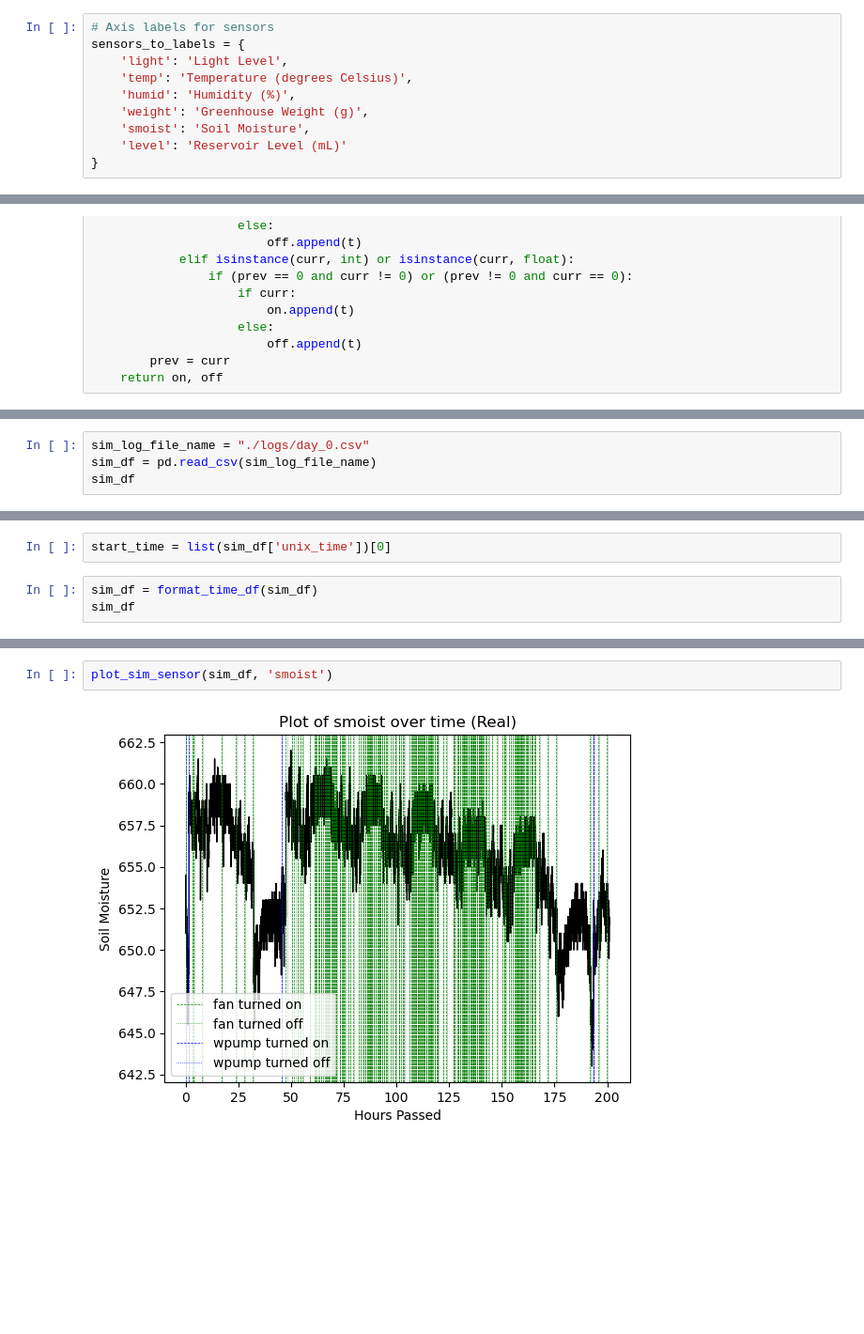
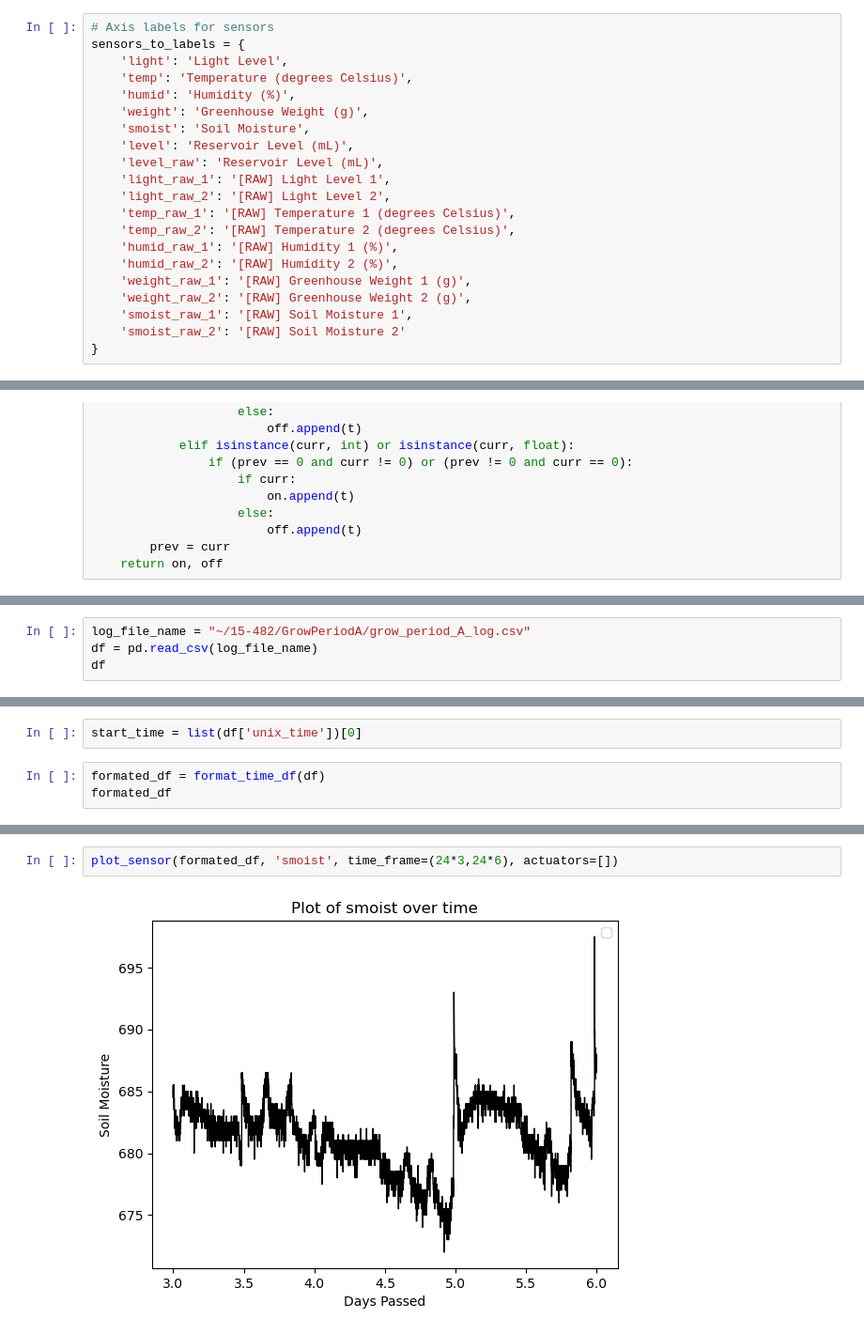
Before and after one commit to dkcmu/15-482_Scheduling_Wendys_Baconhater, a Jupyter notebook: log_visualizer.ipynb, the cells around one changed output, grey strips where cells are left out. Shown at 94% size. Drawn from its saved outputs; the diff is of its cells as text; blank space fills up the shorter version.

Commit message:
Fix log visualizer

```diff
--- a/log_visualizer.ipynb
+++ b/log_visualizer.ipynb
@@ -30,7 +49,18 @@ sensors_to_labels = {
     'humid': 'Humidity (%)',
     'weight': 'Greenhouse Weight (g)',
     'smoist': 'Soil Moisture',
-    'level': 'Reservoir Level (mL)'
+    'level': 'Reservoir Level (mL)',
+    'level_raw': 'Reservoir Level (mL)',
+    'light_raw_1': '[RAW] Light Level 1',
+    'light_raw_2': '[RAW] Light Level 2',
+    'temp_raw_1': '[RAW] Temperature 1 (degrees Celsius)',
+    'temp_raw_2': '[RAW] Temperature 2 (degrees Celsius)',
+    'humid_raw_1': '[RAW] Humidity 1 (%)',
+    'humid_raw_2': '[RAW] Humidity 2 (%)',
+    'weight_raw_1': '[RAW] Greenhouse Weight 1 (g)',
+    'weight_raw_2': '[RAW] Greenhouse Weight 2 (g)',
+    'smoist_raw_1': '[RAW] Soil Moisture 1',
+    'smoist_raw_2': '[RAW] Soil Moisture 2'
 }
 # %%
 # Plot colors for actuators
@@ -75,6 +105,6 @@ def get_actuator_activations(
 # %%
-sim_log_file_name = "./logs/day_0.csv"
-sim_df = pd.read_csv(sim_log_file_name)
-sim_df
+log_file_name = "~/15-482/GrowPeriodA/grow_period_A_log.csv"
+df = pd.read_csv(log_file_name)
+df
 # %% [output]
 |  | unix_time | light | temp | humid | weight | smoist | level | level_raw | light_raw_1 | light_raw_2 | ... |
@@ -93,7 +123,7 @@ sim_df
 # %%
-start_time = list(sim_df['unix_time'])[0]
+start_time = list(df['unix_time'])[0]
 # %%
-sim_df = format_time_df(sim_df)
-sim_df
+formated_df = format_time_df(df)
+formated_df
 # %% [output]
 |  | monitor_time_hrs | unix_time | light | temp | humid | weight | smoist | level | level_raw | ... |
@@ -166,5 +232,5 @@ plot_sim_sensor(sim_df, 'weight')
 # %%
-plot_sim_sensor(sim_df, 'smoist')
+plot_sensor(formated_df, 'smoist', time_frame=(24*3,24*6), actuators=[])
 # %% [output]
-[figure, old version]
+[figure, new version]
 # %%
```
Also changed, not shown: parts of 28 cells of this notebook.
